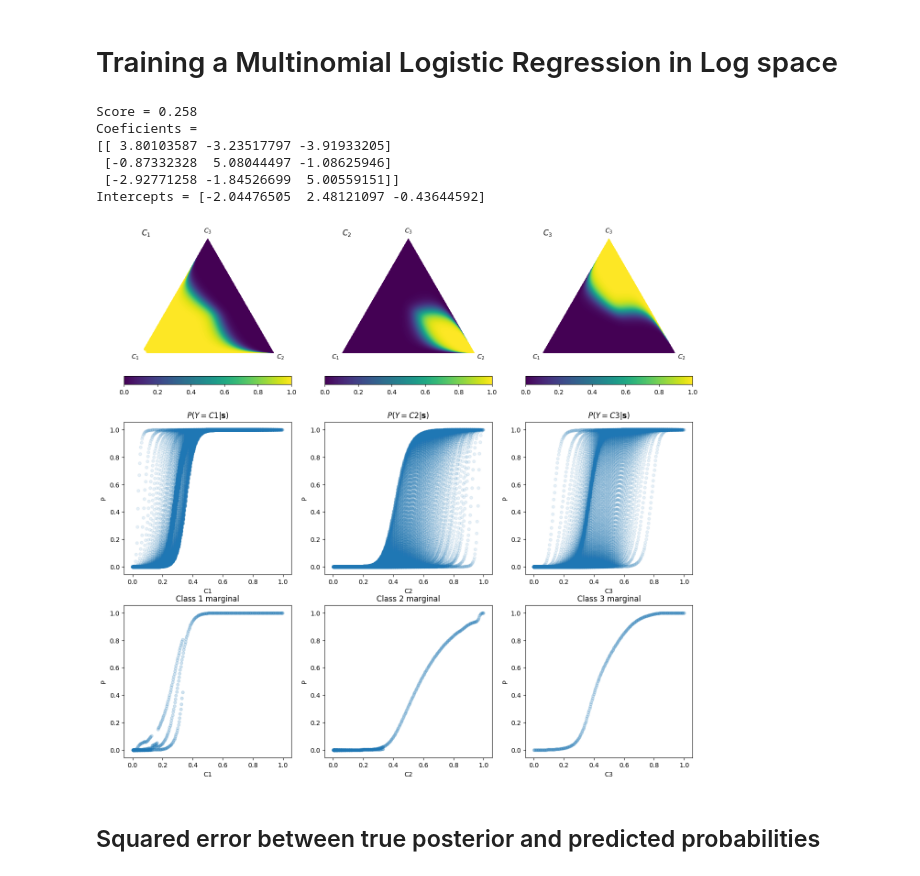
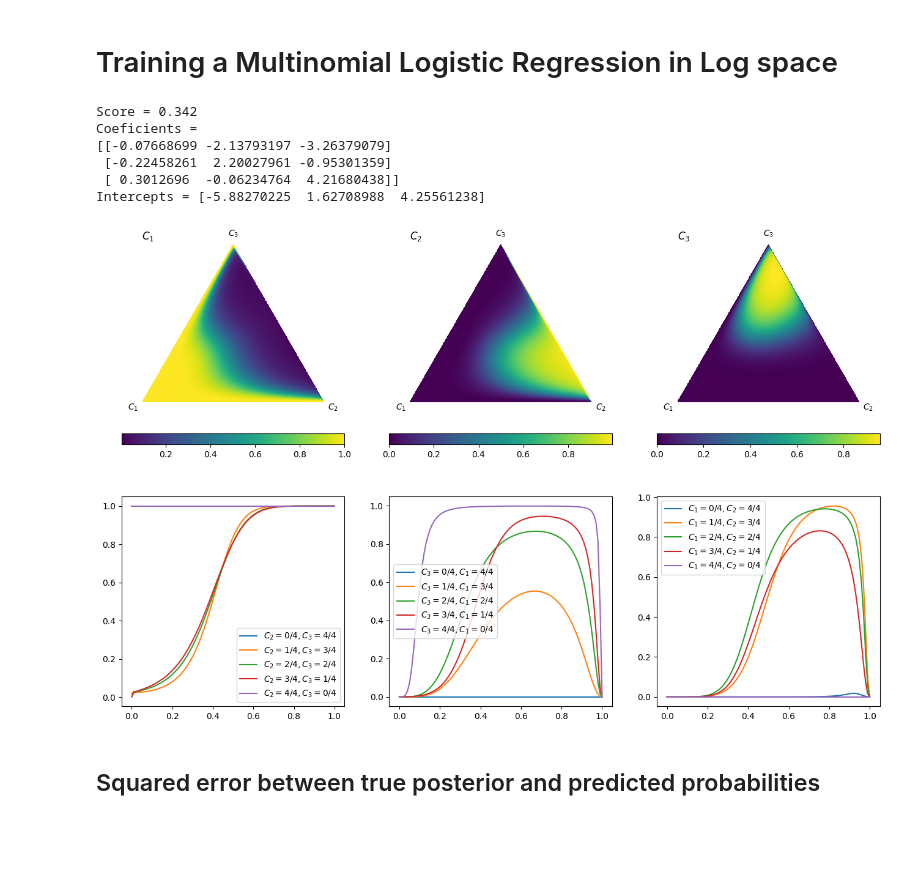
Before and after one commit to dirichletcal/experiments_neurips, a Jupyter notebook: notebooks/Dirichlet_calibration.ipynb, the cells around one changed output. Saved outputs shown, nothing was run; the diff lists cells and outputs as text; code cells hidden in the pictures; blank space fills up the shorter version.

```diff
--- a/notebooks/Dirichlet_calibration.ipynb
+++ b/notebooks/Dirichlet_calibration.ipynb
@@ -390,16 +398,20 @@ Intercepts = [ 1.39844187 -0.45070497 -0.9477369 ]
 # %% [markdown]
 ## Prediction space per class
 # %%
-fig = plt.figure(figsize=(16, 15))
+fig = plt.figure(figsize=(16, 10))
 for i, c in enumerate(('C1', 'C2', 'C3')):
-    ax1 = fig.add_subplot(3, 3, i+1)
+    ax1 = fig.add_subplot(2, 3, i+1)
 
     ax1.set_title('$C_{}$'.format(i+1), loc='left')
 
     function = lambda x: clf.predict_proba(x.reshape(1,-1))[0][i]
     draw_func_contours(function, labels='auto', fig=fig, ax=ax1)
 
-    ax2 = fig.add_subplot(3, 3, 3+i+1)
-    ax3 = fig.add_subplot(3, 3, 6+i+1)
-    plot_marginal(function, mesh, c, ax2, ax3)
+    ax2 = fig.add_subplot(2, 3, 3+i+1)
+    lines = get_converging_lines(num_lines=5, mesh_precision=nlevels, class_index=i)
+    plot_converging_lines_pvalues(function, lines, i, ax2)
+
+    #ax3 = fig.add_subplot(4, 3, 6+i+1)
+    #ax4 = fig.add_subplot(4, 3, 9+i+1)
+    #plot_marginal(function, mesh, c, ax3, ax4)
 # %% [output]
@@ -451,16 +463,20 @@ print('Score = {}'.format(score))
 print('Coeficients = \n{}'.format(clf.coef_))
 print('Intercepts = {}'.format(clf.intercept_))
 
-fig = plt.figure(figsize=(16, 15))
+fig = plt.figure(figsize=(16, 10))
 for i, c in enumerate(['C1', 'C2', 'C3']):
-    ax = fig.add_subplot(3, 3, i+1)
+    ax = fig.add_subplot(2, 3, i+1)
 
     ax.set_title('$C_{}$'.format(i+1), loc='left')
 
     function = lambda x: clf.predict_proba(x.reshape(1,-1))[0][i]
     draw_func_contours(function, labels='auto', fig=fig, ax=ax)
 
-    ax2 = fig.add_subplot(3, 3, 3+i+1)
-    ax3 = fig.add_subplot(3, 3, 6+i+1)
-    plot_marginal(function, mesh, c, ax2, ax3)
+    ax2 = fig.add_subplot(2, 3, 3+i+1)
+    lines = get_converging_lines(num_lines=5, mesh_precision=nlevels, class_index=i)
+    plot_converging_lines_pvalues(function, lines, i, ax2)
+
+    #ax2 = fig.add_subplot(3, 3, 3+i+1)
+    #ax3 = fig.add_subplot(3, 3, 6+i+1)
+    #plot_marginal(function, mesh, c, ax2, ax3)
 # %% [output]
@@ -474,3 +489,0 @@ Intercepts = [-3.38268263  2.40045529  0.98222734]
-# %%
-function = lambda x: clf.predict_proba(x.reshape(1,-1))[0][0]
-function(np.array([1-1e-10, 1e-10, 1e-10]))
@@ -504,44 +515,48 @@ Mean Squred Error with all classes = 0.0128810007854
 # %%
 name = 'lr_log'
 class DirichletRegressionLog(LogisticRegression):
     def fit(self, X, *args, **kwargs):
         return super(DirichletRegressionLog, self).fit(np.log(X), *args, **kwargs)
 
     def predict_proba(self, X, *args, **kwargs):
         return super(DirichletRegressionLog, self).predict_proba(np.log(X), *args, **kwargs)
 
 # Turn up tolerance for faster convergence
 models[name] = DirichletRegressionLog(C=99999999999,
                          multi_class='multinomial', solver='saga')
 
 clf = models[name]
 clf.fit(scores, classes.argmax(axis=1))
 sparsity = np.mean(clf.coef_ == 0) * 100
 score = clf.score(scores, classes.argmax(axis=1))
 print('Score = {}'.format(score))
 print('Coeficients = \n{}'.format(clf.coef_))
 print('Intercepts = {}'.format(clf.intercept_))
 
-fig = plt.figure(figsize=(16, 15))
+fig = plt.figure(figsize=(16, 10))
 for i, c in enumerate(['C1', 'C2', 'C3']):
-    ax = fig.add_subplot(3, 3, i+1)
+    ax = fig.add_subplot(2, 3, i+1)
 
     ax.set_title('$C_{}$'.format(i+1), loc='left')
 
     function = lambda x: clf.predict_proba(x.reshape(1,-1))[0][i]
     draw_func_contours(function, labels='auto', fig=fig, ax=ax)
 
-    ax2 = fig.add_subplot(3, 3, 3+i+1)
-    ax3 = fig.add_subplot(3, 3, 6+i+1)
-    plot_marginal(function, mesh, c, ax2, ax3)
+    ax2 = fig.add_subplot(2, 3, 3+i+1)
+    lines = get_converging_lines(num_lines=5, mesh_precision=nlevels, class_index=i)
+    plot_converging_lines_pvalues(function, lines, i, ax2)
+
+    #ax2 = fig.add_subplot(3, 3, 3+i+1)
+    #ax3 = fig.add_subplot(3, 3, 6+i+1)
+    #plot_marginal(function, mesh, c, ax2, ax3)
 # %% [output]
-Score = 0.258
+Score = 0.342
 Coeficients =
-[[ 3.80103587 -3.23517797 -3.91933205]
- [-0.87332328  5.08044497 -1.08625946]
- [-2.92771258 -1.84526699  5.00559151]]
-Intercepts = [-2.04476505  2.48121097 -0.43644592]
+[[-0.07668699 -2.13793197 -3.26379079]
+ [-0.22458261  2.20027961 -0.95301359]
+ [ 0.3012696  -0.06234764  4.21680438]]
+Intercepts = [-5.88270225  1.62708988  4.25561238]
-[figure, old version]
+[figure, new version]
 # %% [markdown]
 ## Squared error between true posterior and predicted probabilities
 # %%
```
Also changed, not shown: parts of 25 cells of this notebook, 3 other files.
